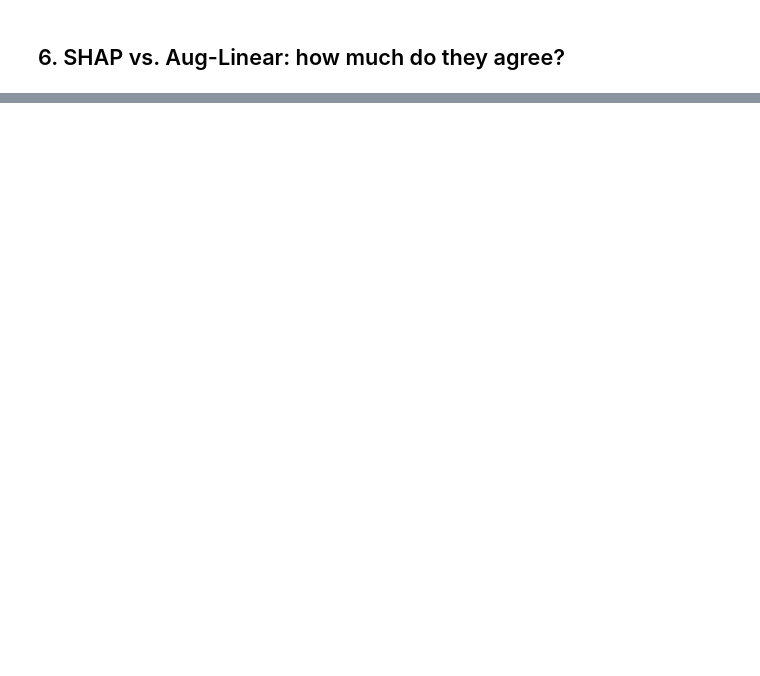
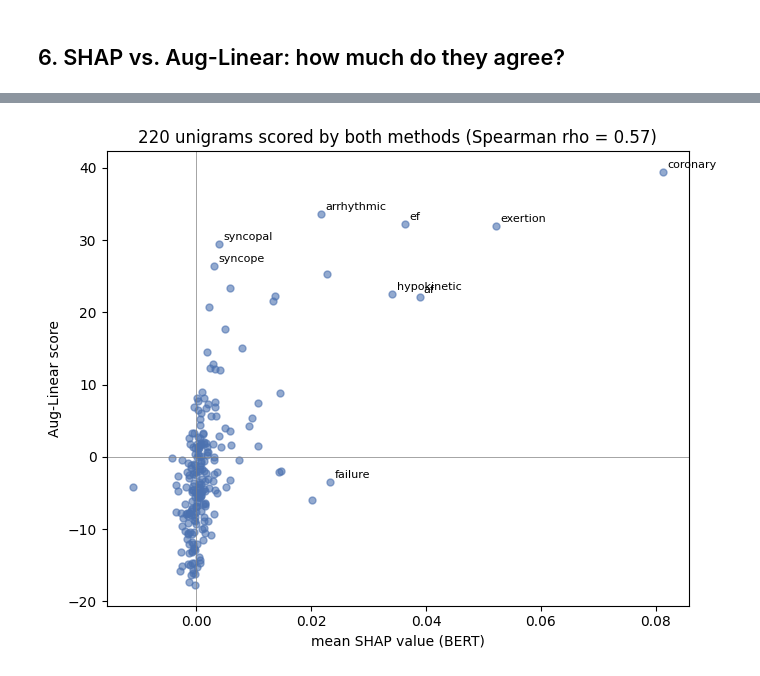
Before and after one commit to vittot/ISCB-NLP-Course-2026, a Jupyter notebook: notebooks/ex3_explainability.ipynb, the cells around one changed output, grey strips where cells are left out. Drawn from its saved outputs; the diff is of its cells as text; code cells hidden in the pictures; blank space fills up the shorter version.

```diff
--- a/notebooks/ex3_explainability.ipynb
+++ b/notebooks/ex3_explainability.ipynb
@@ -405,0 +523,24 @@ trigrams: 1/15 shared in both top-15 -> ['hypertensive heart disease']
+# %%
+from scipy.stats import spearmanr
+
+vocab_index = {g: i for i, g in enumerate(vocab)}
+both = pd.DataFrame(
+    [(w, np.mean(v), ngram_scores[vocab_index[w]]) for w, v in unigram_scores.items()
+     if len(v) >= 2 and w in vocab_index and ngram_lengths[vocab_index[w]] == 1],
+    columns=["word", "shap", "auglin"])
+rho, _ = spearmanr(both["shap"], both["auglin"])
+
+fig, ax = plt.subplots(figsize=(7, 5.5))
+ax.scatter(both["shap"], both["auglin"], s=25, alpha=0.6, color="#4c72b0")
+extremes = pd.concat([both.nlargest(6, "shap"), both.nlargest(6, "auglin")]).drop_duplicates("word")
+for _, r in extremes.iterrows():
+    ax.annotate(r["word"], (r["shap"], r["auglin"]), fontsize=8, xytext=(3, 3), textcoords="offset points")
+ax.axhline(0, color="grey", linewidth=0.5)
+ax.axvline(0, color="grey", linewidth=0.5)
+ax.set_xlabel("mean SHAP value (BERT)")
+ax.set_ylabel("Aug-Linear score")
+ax.set_title(f"{len(both)} unigrams scored by both methods (Spearman rho = {rho:.2f})")
+plt.tight_layout()
+plt.show()
+# %% [output]
+[figure, added]
```
Also changed, not shown: parts of 19 cells of this notebook, 5 other files.
